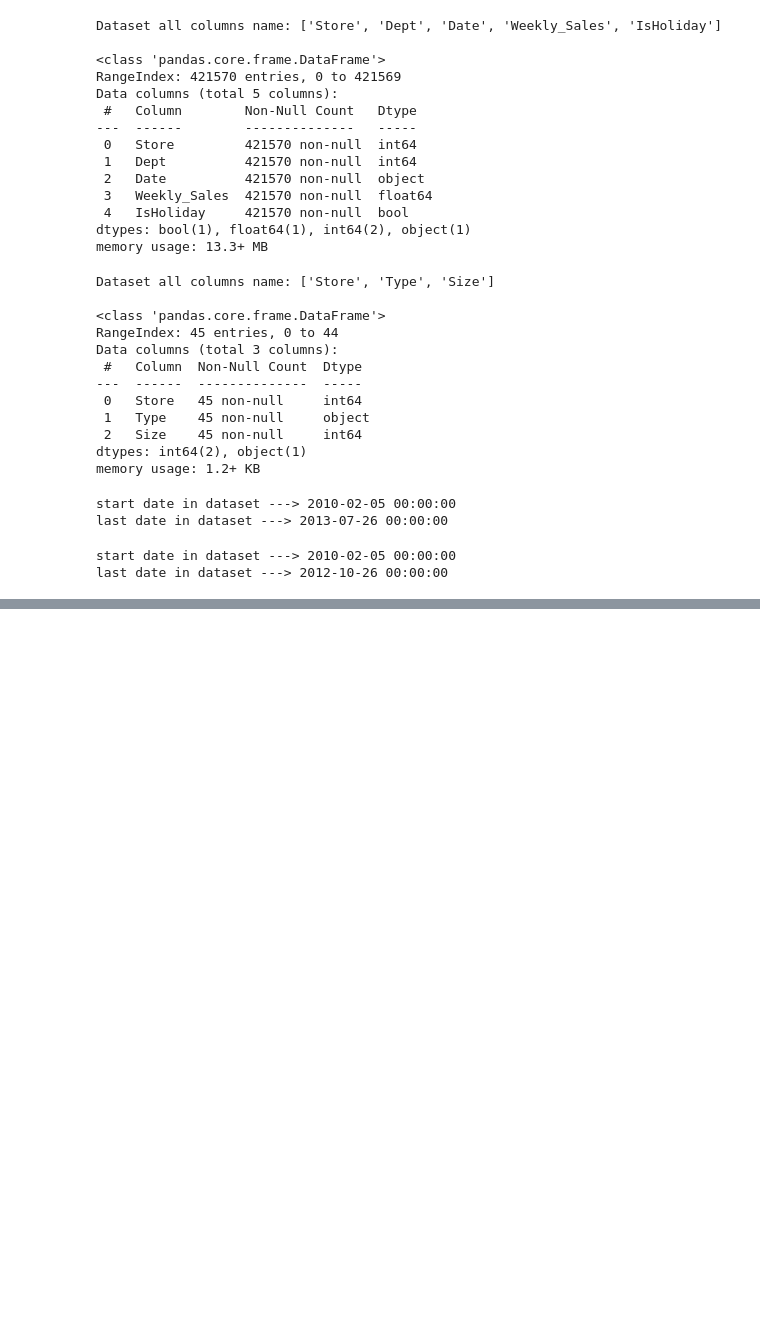
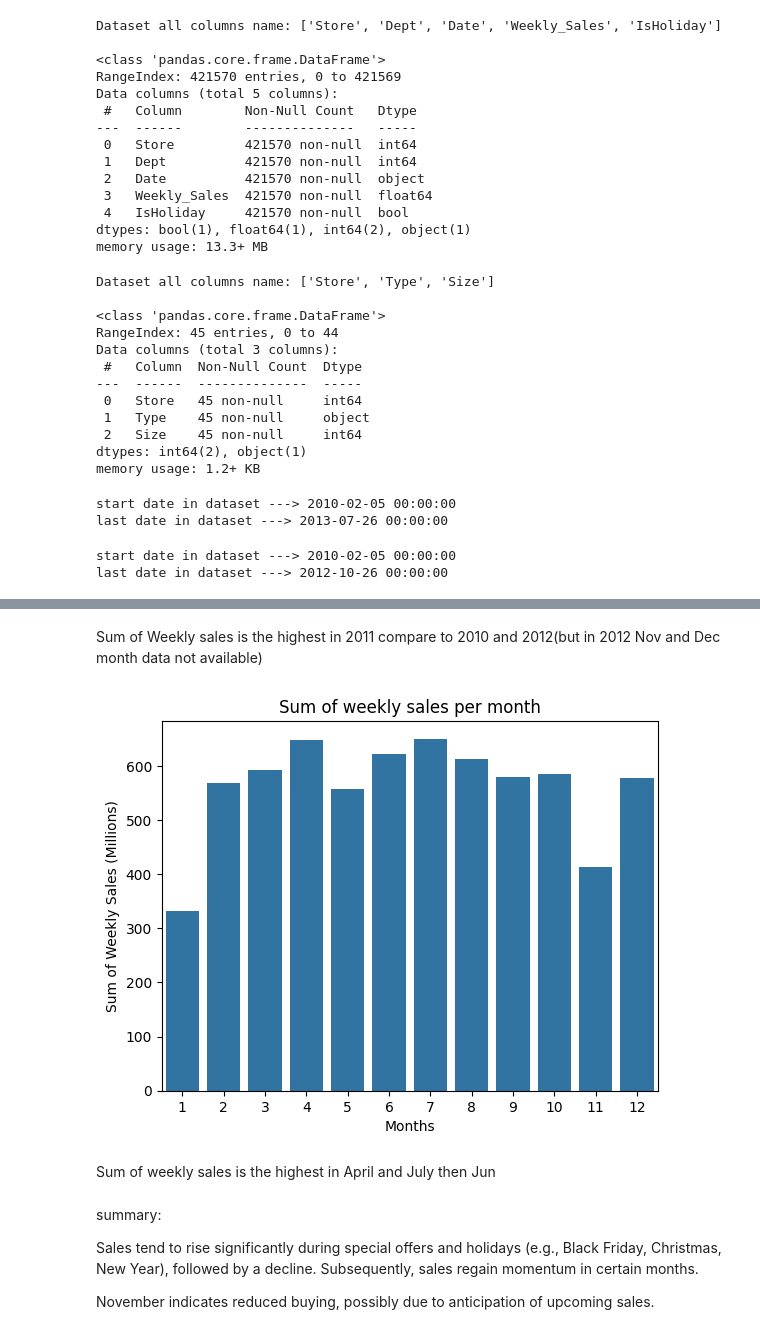
Before and after one commit to Rajesh1505/Capstone-Project-Advanced-Machine-Learning, a Jupyter notebook: Capstone_Project_Advanced_Machine_Learning.ipynb, the cells around one changed output, grey strips where cells are left out. Saved outputs shown, nothing was run; the diff lists cells and outputs as text; code cells hidden in the pictures; blank space fills up the shorter version.

```diff
--- a/Capstone_Project_Advanced_Machine_Learning.ipynb
+++ b/Capstone_Project_Advanced_Machine_Learning.ipynb
@@ -266,0 +386,21 @@ last date in dataset ---> 2012-10-26 00:00:00
+# %% [markdown]
+Sum of Weekly sales is the highest in 2011 compare to 2010 and 2012(but in 2012 Nov and Dec month data not available)
+# %%
+# Sum of weekly sales each month, across the years
+monthly_sales = merged_df.groupby(merged_df.Date.dt.month)['Weekly_Sales'].sum()/1000000
+sns.barplot(x = monthly_sales.index, y = monthly_sales.values)
+plt.xlabel('Months')
+plt.ylabel('Sum of Weekly Sales (Millions)')
+plt.title("Sum of weekly sales per month")
+plt.show()
+# %% [output]
+[figure, added]
+# %% [markdown]
+Sum of weekly sales is the highest in April and July then Jun
+# %% [markdown]
+summary:
+
+Sales tend to rise significantly during special offers and holidays (e.g., Black Friday, Christmas, New Year), followed by a decline. Subsequently, sales regain momentum in certain months.
+
+
+November indicates reduced buying, possibly due to anticipation of upcoming sales.
```
Also changed, not shown: parts of 57 cells of this notebook.
